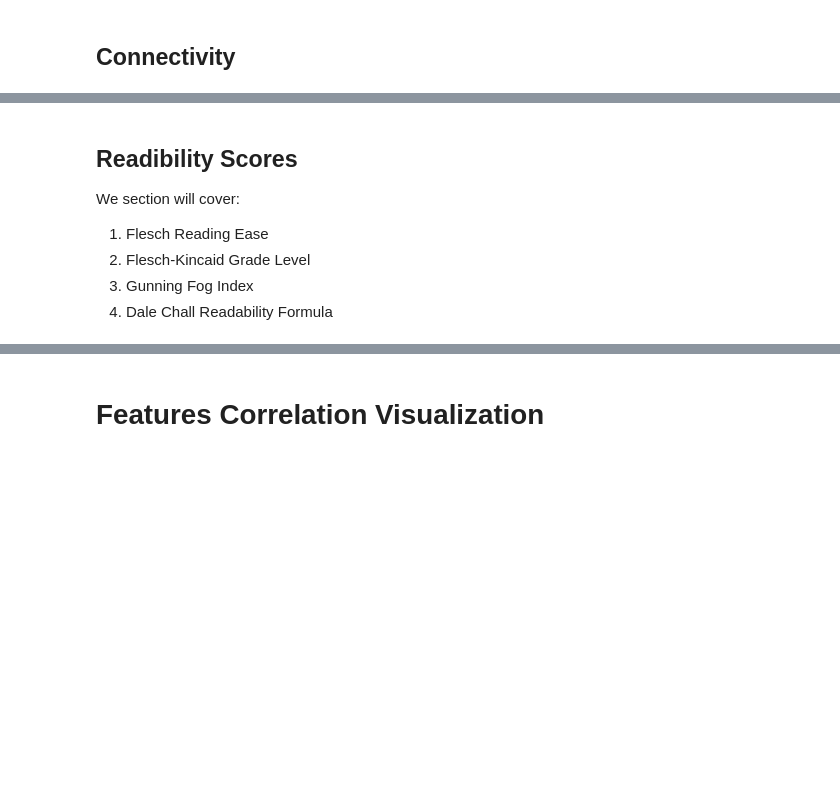
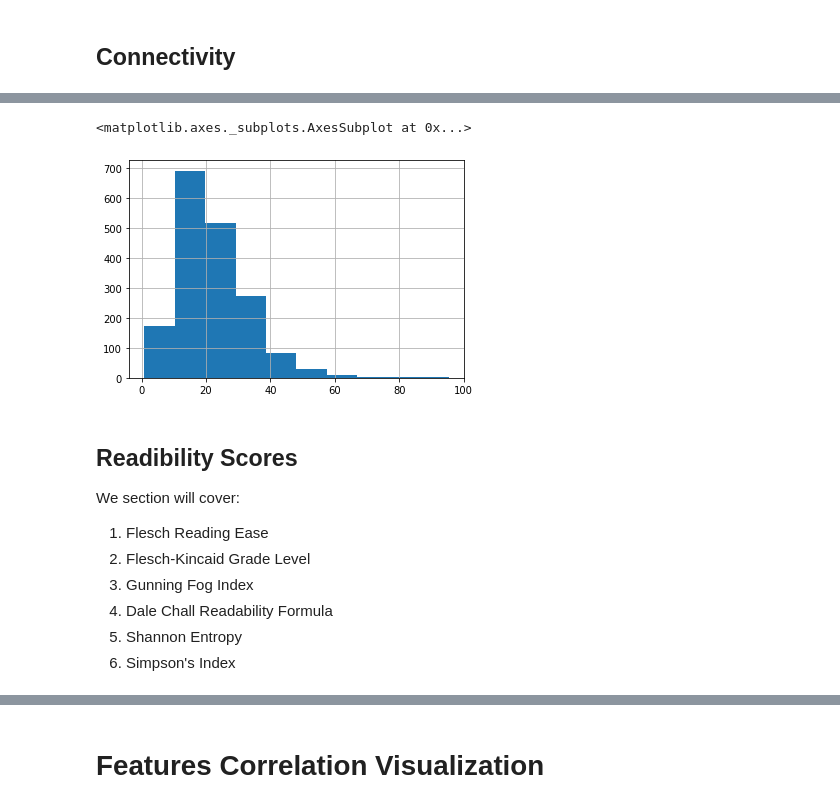
Before and after one commit to mustafabawany/IntelliTech, a Jupyter notebook: Feature_Engineering.ipynb, the cells around one changed output, grey strips where cells are left out. Saved outputs shown, nothing was run; the diff lists cells and outputs as text; code cells hidden in the pictures; blank space fills up the shorter version.

Commit message:
connectivity index

```diff
--- a/Feature_Engineering.ipynb
+++ b/Feature_Engineering.ipynb
@@ -728,0 +660,6 @@ Data_Essay_01.to_csv('output.csv')
+# %%
+df_connectors['Unigrams'] = df_connectors['Preprocessed_Essay_For_Connectors'].apply(generate_N_grams, ngram =1)
+df_connectors['Bigrams'] = df_connectors['Preprocessed_Essay_For_Connectors'].apply(generate_N_grams, ngram =2)
+df_connectors['Trigrams'] = df_connectors['Preprocessed_Essay_For_Connectors'].apply(generate_N_grams, ngram =3)
+df_connectors['Four-grams'] = df_connectors['Preprocessed_Essay_For_Connectors'].apply(generate_N_grams, ngram =4)
+df_connectors['Five-grams'] = df_connectors['Preprocessed_Essay_For_Connectors'].apply(generate_N_grams, ngram =5)
@@ -728,0 +707,8 @@ Data_Essay_01.to_csv('output.csv')
+# %%
+# Step03: Loading the file of connectors.
+filename = "/content/drive/MyDrive/IntelliTech-DataSet/Connectors_Words.txt"
+with open(filename) as file:
+    defined_connectors = [line.rstrip() for line in file]
+
+defined_connectors = set(defined_connectors)  #remove duplicate connectors
+print(len(defined_connectors))
@@ -728,0 +717,26 @@ Data_Essay_01.to_csv('output.csv')
+# %%
+# Step 04: Make a connector detection function
+
+def connectors_detection(unigrams_list, bigram_list, trigram_list, four_grams_list, five_grams_list):
+  connectors_detected = []
+  for token in unigrams_list:
+    if token in defined_connectors:
+      connectors_detected.append(token)
+  for token in bigram_list:
+    if token in defined_connectors:
+      connectors_detected.append(token)
+  for token in trigram_list:
+    if token in defined_connectors:
+      connectors_detected.append(token)
+  for token in four_grams_list:
+    if token in defined_connectors:
+      connectors_detected.append(token)
+  for token in five_grams_list:
+    if token in defined_connectors:
+      connectors_detected.append(token)
+
+  #use SET connectors_detected for tf-idf work, unique connectors
+  return set(connectors_detected)
+  #return len(connectors_detected)
+# %%
+df_connectors['Connectors'] = df_connectors.apply(lambda row: connectors_detection(row['Unigrams'], row['Bigrams'],row['Trigrams'],row['Four-grams'],row['Five-grams']),axis = 1)
@@ -729,3 +807,8 @@ Data_Essay_01.to_csv('output.csv')
+# %%
+df_connectors['Connectivity_Index'].hist()
+# %% [output]
+<matplotlib.axes._subplots.AxesSubplot at 0x...>
+[figure, added]
 # %% [markdown]
 ## **Readibility Scores**
 
@@ -734,3 +817,5 @@ We section will cover:
 2.   Flesch-Kincaid Grade Level
 3.   Gunning Fog Index
 4.   Dale Chall Readability Formula
+5.   Shannon Entropy
+6.   Simpson's Index
```
Also changed, not shown: parts of 56 cells of this notebook, 3 other files.
